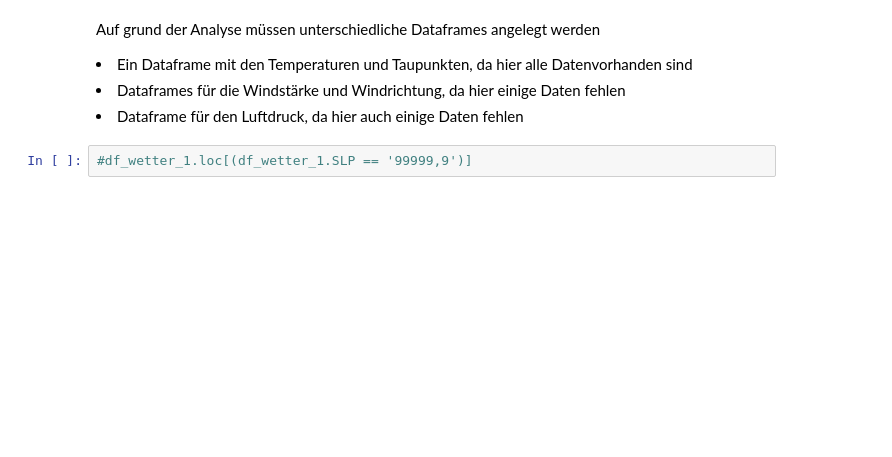
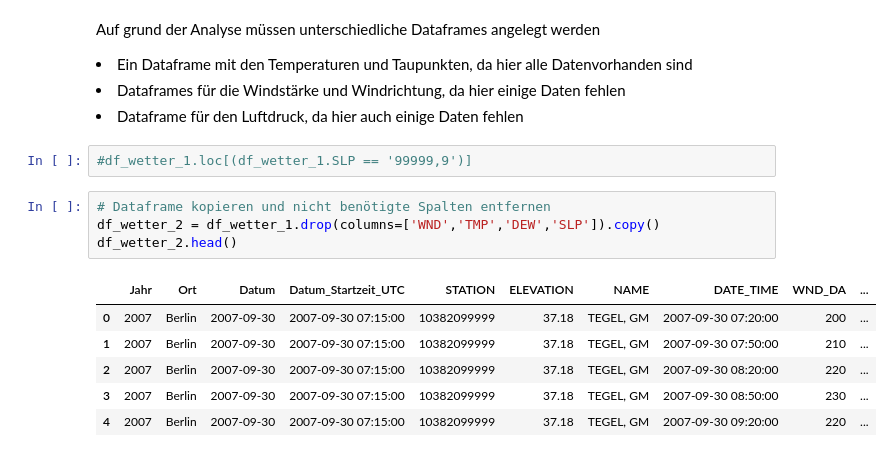
Before and after one commit to Wade-Sys/wma, a Jupyter notebook: Wetter/prepare_weather_data_step_2.ipynb, the cells around one changed output. Saved outputs shown, nothing was run; the diff lists cells and outputs as text; blank space fills up the shorter version.

```diff
--- a/Wetter/prepare_weather_data_step_2.ipynb
+++ b/Wetter/prepare_weather_data_step_2.ipynb
@@ -238,3 +316,14 @@ df_wetter_1.loc[(df_wetter_1.SLP == '99999,9')].groupby(['SLP']).agg({'SLP':'cou
 </lu>
 # %%
 #df_wetter_1.loc[(df_wetter_1.SLP == '99999,9')]
+# %%
+# Dataframe kopieren und nicht benötigte Spalten entfernen
+df_wetter_2 = df_wetter_1.drop(columns=['WND','TMP','DEW','SLP']).copy()
+df_wetter_2.head()
+# %% [output]
+|  | Jahr | Ort | Datum | Datum_Startzeit_UTC | STATION | ELEVATION | NAME | DATE_TIME | WND_DA | ... |
+| 0 | 2007 | Berlin | 2007-09-30 | 2007-09-30 07:15:00 | 10382099999 | 37.18 | TEGEL, GM | 2007-09-30 07:20:00 | 200 | ... |
+| 1 | 2007 | Berlin | 2007-09-30 | 2007-09-30 07:15:00 | 10382099999 | 37.18 | TEGEL, GM | 2007-09-30 07:50:00 | 210 | ... |
+| 2 | 2007 | Berlin | 2007-09-30 | 2007-09-30 07:15:00 | 10382099999 | 37.18 | TEGEL, GM | 2007-09-30 08:20:00 | 220 | ... |
+| 3 | 2007 | Berlin | 2007-09-30 | 2007-09-30 07:15:00 | 10382099999 | 37.18 | TEGEL, GM | 2007-09-30 08:50:00 | 230 | ... |
+| 4 | 2007 | Berlin | 2007-09-30 | 2007-09-30 07:15:00 | 10382099999 | 37.18 | TEGEL, GM | 2007-09-30 09:20:00 | 220 | ... |
```
Also changed, not shown: parts of 20 cells of this notebook, 3 other files.
